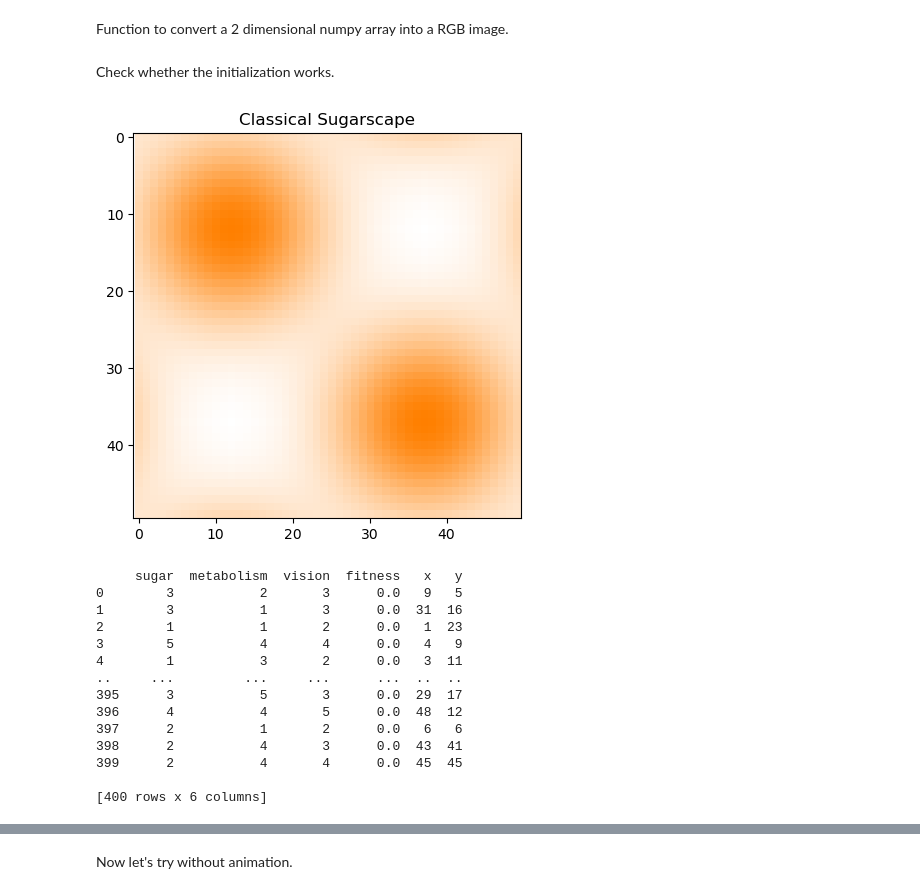
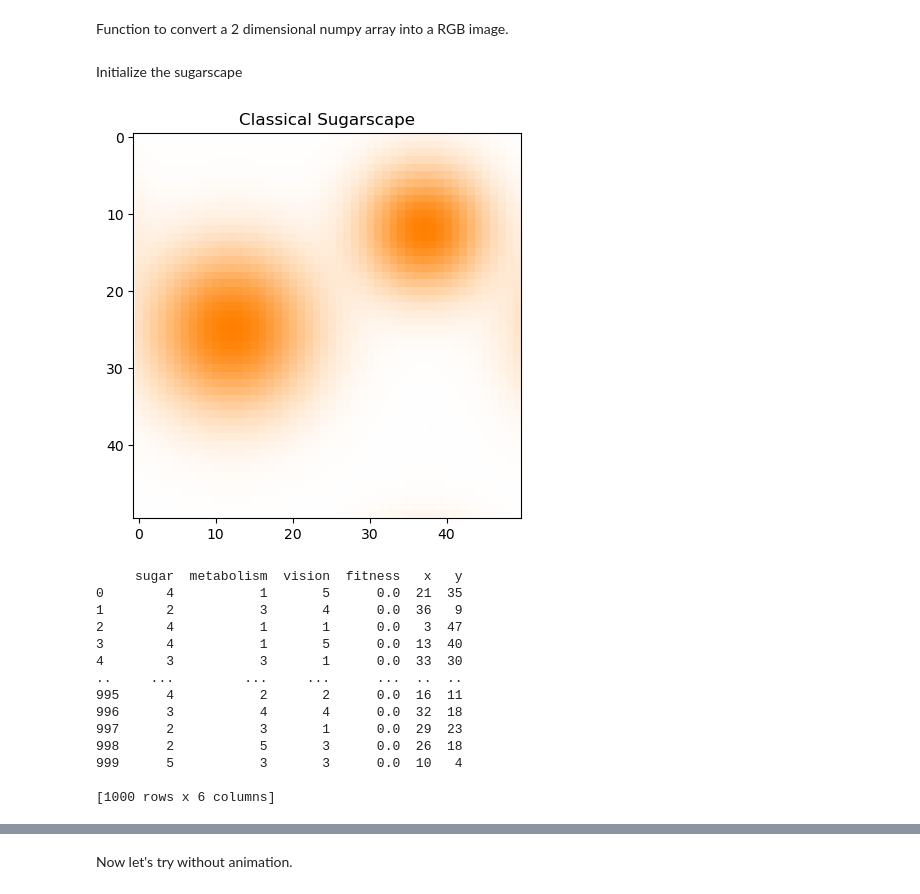
Before and after one commit to Sagoos/FFR120_group_project_12, a Jupyter notebook: Individual Folders/Adam/GA_SugarScape integers.ipynb, the cells around one changed output, grey strips where cells are left out. Saved outputs shown, nothing was run; the diff lists cells and outputs as text; code cells hidden in the pictures.

Commit message:
changes changes
Ändringar i sugarscape_int

```diff
--- a/Individual Folders/Adam/GA_SugarScape integers.ipynb
+++ b/Individual Folders/Adam/GA_SugarScape integers.ipynb
@@ -242,38 +343,38 @@ def convert2RBG(game_outcome, RGB0, RGB1):
         I_RGB[:, :, c] = game_outcome * RGB1[c] + (1 - game_outcome) * RGB0[c]
 
     return I_RGB
-# %% [markdown]
-Check whether the initialization works.
+# %% [markdown]
+Initialize the sugarscape
 # %%
 from matplotlib import pyplot as plt
 
 N = 50  # Side of the sugarscape.
-spot_positions = [(N //4, N // 4), (3 * N // 4, 3 * N // 4)]  # Center of the sugar spots.
-spot_widths = [N / 6, N / 6]  # Width of the sugar spots.
-max_sugar = 4  # Maximum sugar level.
+spot_positions = [(N //4, N // 2), (3 * N // 4, 1 * N // 4), ]  # Center of the sugar spots.
+spot_widths = [N / 7, N / 9]  # Width of the sugar spots.
+max_sugar = 10  # Maximum sugar level.
 
 
 SuSca = initialize_sugarscape_gaussian(N, spot_positions, spot_widths, max_sugar)
 
 # Create the image of the game outcome.
 RGB1 = [1.0, 0.5, 0.0]  # Orange. Color for high values.
 RGB0 = [1.0, 1.0, 1.0]  # White. Color for low values.
 SuSca_RGB = convert2RBG(SuSca, RGB0, RGB1)
 
 # Plot the Sugarscape.
 plt.figure(figsize=(5, 5))
 plt.imshow(SuSca_RGB)  # Plot Sugarscape profile.
 # Plot the reference points.
 plt.title('Classical Sugarscape')
 plt.axis('equal')
 plt.show()
 # %% [output]
-[figure, old version]
+[figure, new version]
 # %%
 from random import sample
 
 N = 50  # Size of the sugarscape with the agents.
-A = 400  # Number of agents on the sugarscape.
+A = 1000  # Number of agents on the sugarscape.
 
 x_positions = np.random.randint(0, N, A)  # Random X positions
 y_positions = np.random.randint(0, N, A)  # Random Y positions
@@ -292,16 +393,16 @@ agents = pd.DataFrame({
 print(agents)
 # %% [output]
      sugar  metabolism  vision  fitness   x   y
-0        3           2       3      0.0   9   5
-1        3           1       3      0.0  31  16
-2        1           1       2      0.0   1  23
-3        5           4       4      0.0   4   9
-4        1           3       2      0.0   3  11
+0        4           1       5      0.0  21  35
+1        2           3       4      0.0  36   9
+2        4           1       1      0.0   3  47
+3        4           1       5      0.0  13  40
+4        3           3       1      0.0  33  30
 ..     ...         ...     ...      ...  ..  ..
-395      3           5       3      0.0  29  17
-396      4           4       5      0.0  48  12
-397      2           1       2      0.0   6   6
-398      2           4       3      0.0  43  41
-399      2           4       4      0.0  45  45
+995      4           2       2      0.0  16  11
+996      3           4       4      0.0  32  18
+997      2           3       1      0.0  29  23
+998      2           5       3      0.0  26  18
+999      5           3       3      0.0  10   4
 
-[400 rows x 6 columns]
+[1000 rows x 6 columns]
```
Also changed, not shown: parts of 8 cells of this notebook, 2 other files.
